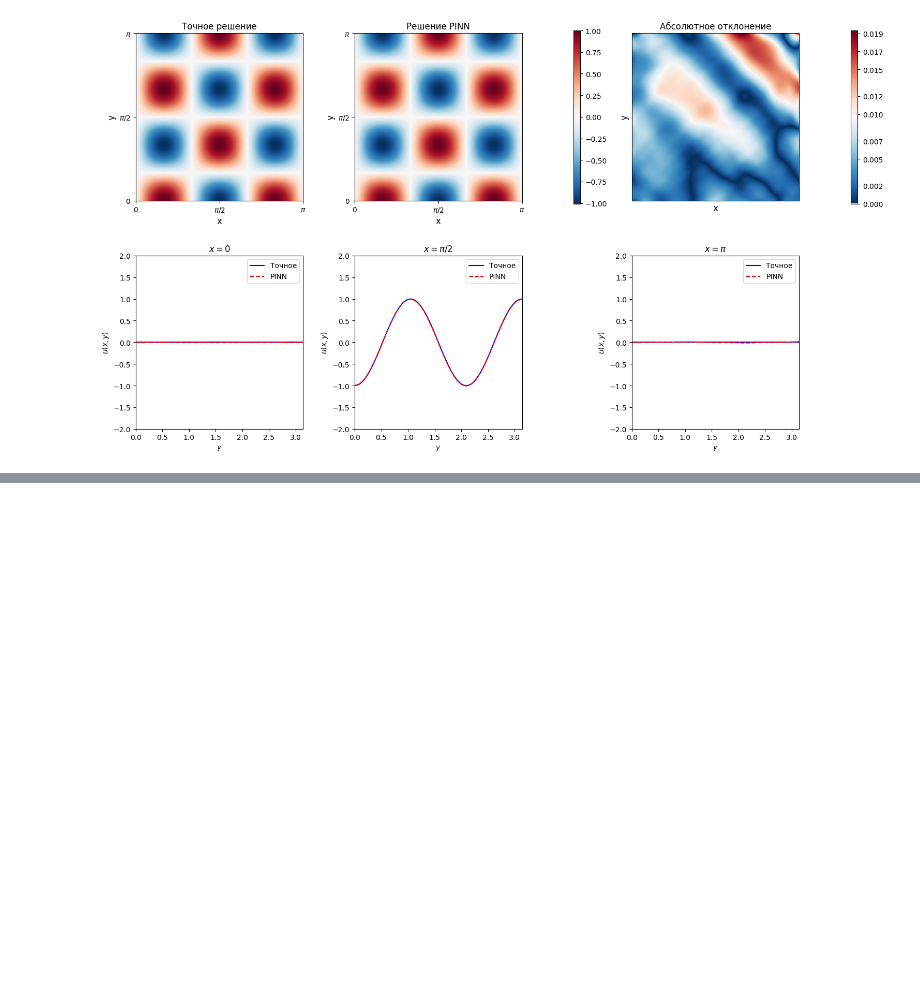
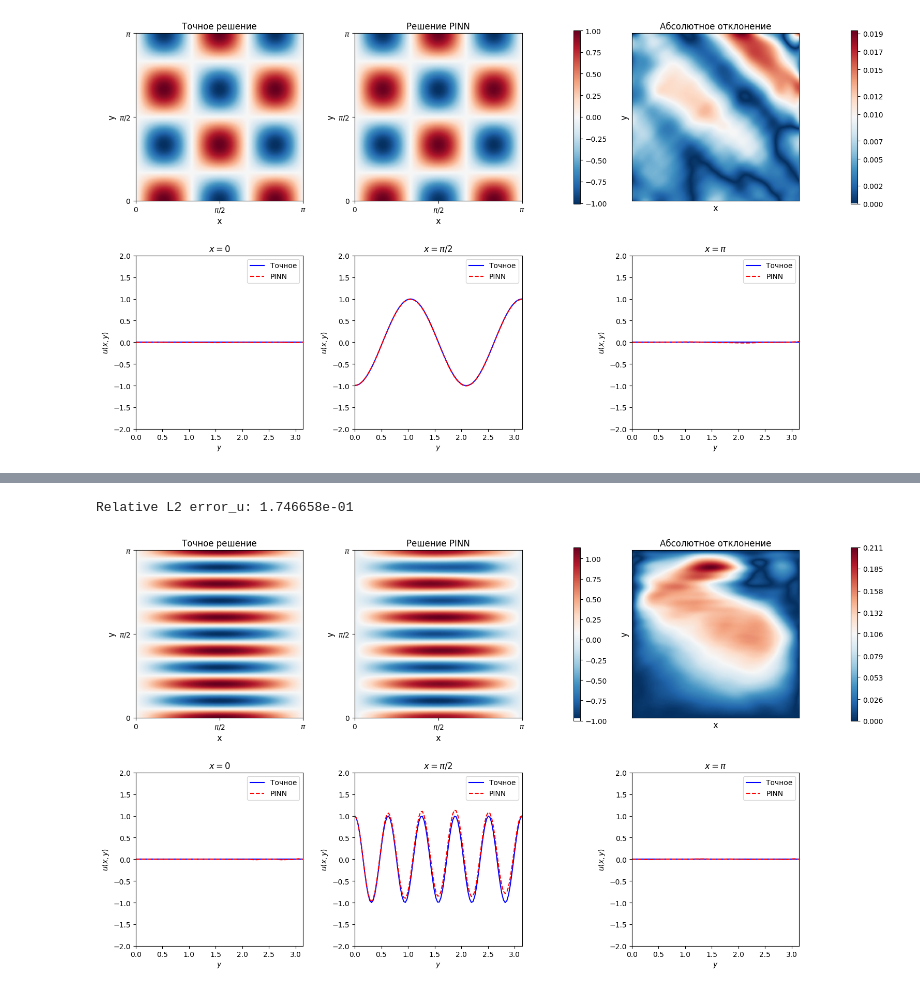
Before and after one commit to Pisarenkova/KT_2025, a Jupyter notebook: PINN.ipynb, the cells around one changed output, grey strips where cells are left out. Saved outputs shown, nothing was run; the diff lists cells and outputs as text; code cells hidden in the pictures; blank space fills up the shorter version.

```diff
--- a/PINN.ipynb
+++ b/PINN.ipynb
@@ -726,0 +730,7 @@ visualize_solution(model)
+# %%
+# Train model
+itertaions =10001
+log_NTK = True # Compute and store NTK matrix during training
+update_lam = True # Compute and update the loss weights using the NTK
+
+model.train(nIter=itertaions, batch_size=kernel_size, log_NTK=log_NTK, update_lam=update_lam)
@@ -726,0 +755,22 @@ visualize_solution(model)
+# %%
+example = 200
+t = np.linspace(dom_coords[0, 0], dom_coords[1, 0], example)[:, None]
+x = np.linspace(dom_coords[0, 1], dom_coords[1, 1], example)[:, None]
+t, x = np.meshgrid(t, x)
+X_star = np.hstack((t.flatten()[:, None], x.flatten()[:, None]))
+
+u_star = u(X_star, k,l)
+R_star = r(X_star, k, l)
+
+# Predictions
+u_pred = model.predict_u(X_star)
+r_pred = model.predict_r(X_star)
+error_u = np.linalg.norm(u_star - u_pred, 2) / np.linalg.norm(u_star, 2)
+
+print('Relative L2 error_u: %e' % (error_u))
+# %% [output]
+Relative L2 error_u: 1.746658e-01
+# %%
+visualize_solution(model)
+# %% [output]
+[figure, added]
```
Also changed, not shown: parts of 11 cells of this notebook.
